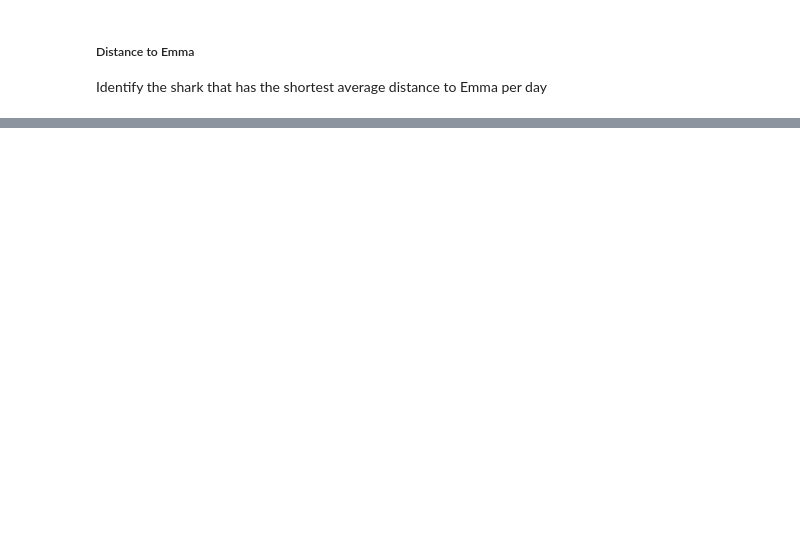
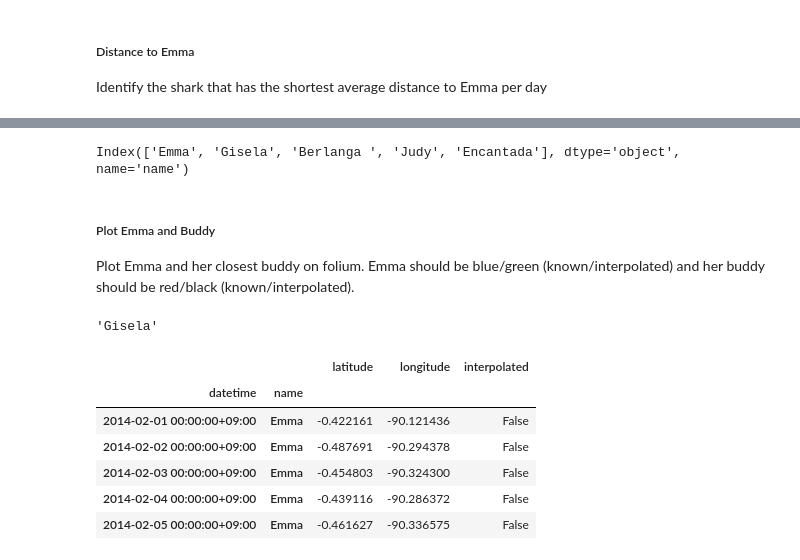
Before and after one commit to botwranglers/ocearch, a Jupyter notebook: solutions/Hard Challenge Answers.ipynb, the cells around one changed output, grey strips where cells are left out. Saved outputs shown, nothing was run; the diff lists cells and outputs as text; code cells hidden in the pictures; blank space fills up the shorter version.

```diff
--- a/solutions/Hard Challenge Answers.ipynb
+++ b/solutions/Hard Challenge Answers.ipynb
@@ -327,0 +610,23 @@ joined
+# %%
+buddies.index
+# %% [output]
+Index(['Emma', 'Gisela', 'Berlanga ', 'Judy', 'Encantada'], dtype='object', name='name')
+# %% [markdown]
+##### Plot Emma and Buddy
+Plot Emma and her closest buddy on folium.  Emma should be blue/green (known/interpolated) and her buddy should be red/black (known/interpolated).
+# %%
+buddy = buddies.index[1]
+buddy
+# %% [output]
+'Gisela'
+# %%
+emma = resampled.query('name == "Emma"')
+emma.head()
+# %% [output]
+|  |  | latitude | longitude | interpolated |
+| datetime | name |  |  |  |
+| 2014-02-01 00:00:00+09:00 | Emma | -0.422161 | -90.121436 | False |
+| 2014-02-02 00:00:00+09:00 | Emma | -0.487691 | -90.294378 | False |
+| 2014-02-03 00:00:00+09:00 | Emma | -0.454803 | -90.324300 | False |
+| 2014-02-04 00:00:00+09:00 | Emma | -0.439116 | -90.286372 | False |
+| 2014-02-05 00:00:00+09:00 | Emma | -0.461627 | -90.336575 | False |
```
Also changed, not shown: parts of 52 cells of this notebook, 5 other files.
